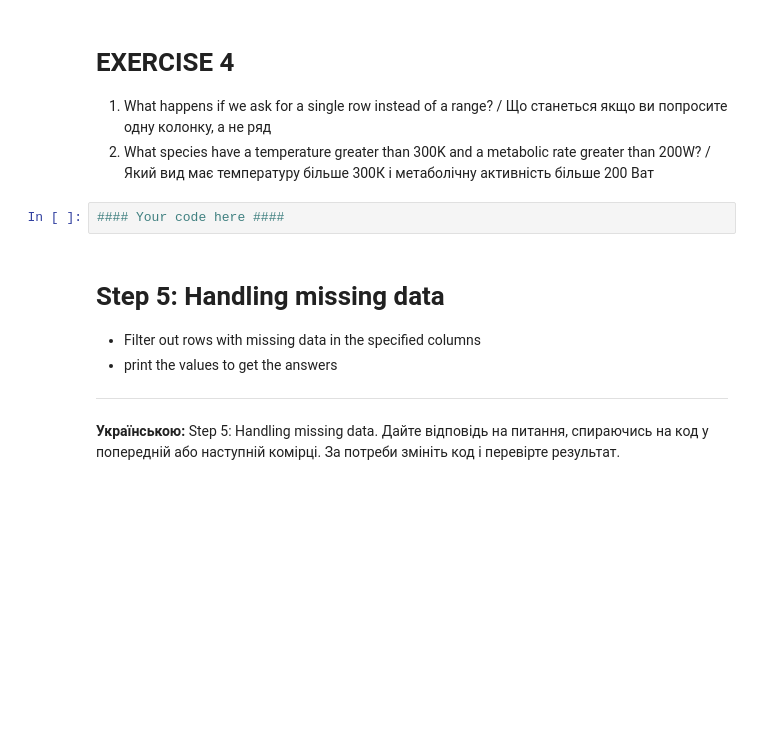
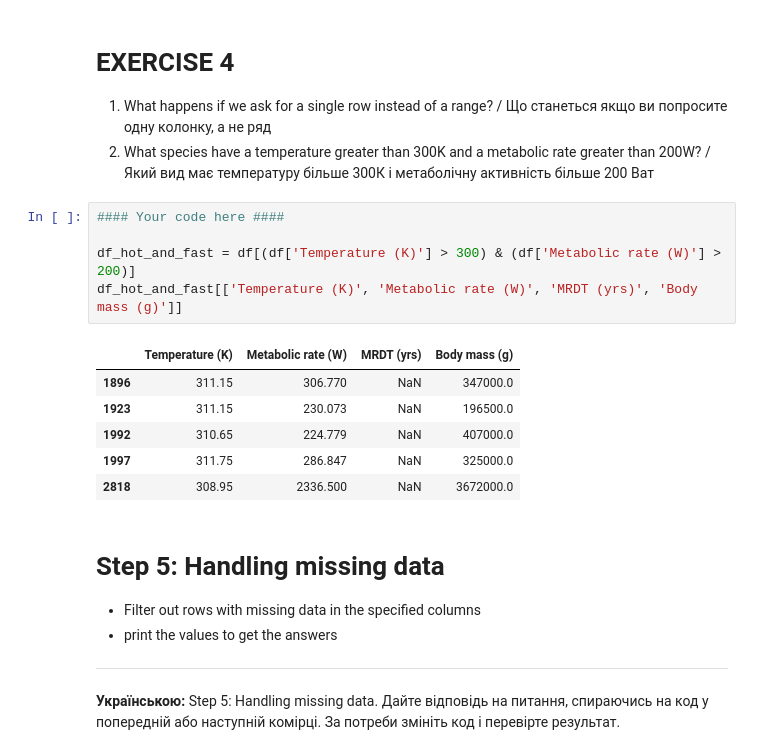
Before and after one commit to UBDS-3/Basic-python-2026, a Jupyter notebook: day4/Intro_to_Pandas_Matplotlib.ipynb, the cells around one changed output. Saved outputs shown, nothing was run; the diff lists cells and outputs as text; blank space fills up the shorter version.

```diff
--- a/day4/Intro_to_Pandas_Matplotlib.ipynb
+++ b/day4/Intro_to_Pandas_Matplotlib.ipynb
@@ -131,6 +273,16 @@ df_old_and_fat = df[(df['Maximum longevity (yrs)'] > 30) & (df['Body mass (g)']
 2. What species have a temperature greater than 300K and a metabolic rate greater than 200W? /Який вид має температуру більше 300К і метаболічну активність більше 200 Ват
 # %%
 #### Your code here ####
+
+df_hot_and_fast = df[(df['Temperature (K)'] > 300) & (df['Metabolic rate (W)'] > 200)]
+df_hot_and_fast[['Temperature (K)', 'Metabolic rate (W)', 'MRDT (yrs)', 'Body mass (g)']]
+# %% [output]
+|  | Temperature (K) | Metabolic rate (W) | MRDT (yrs) | Body mass (g) |
+| 1896 | 311.15 | 306.770 | NaN | 347000.0 |
+| 1923 | 311.15 | 230.073 | NaN | 196500.0 |
+| 1992 | 310.65 | 224.779 | NaN | 407000.0 |
+| 1997 | 311.75 | 286.847 | NaN | 325000.0 |
+| 2818 | 308.95 | 2336.500 | NaN | 3672000.0 |
 # %% [markdown]
 # Step 5: Handling missing data
 - Filter out rows with missing data in the specified columns
```
Also changed, not shown: parts of 23 cells of this notebook, 14 other files.
